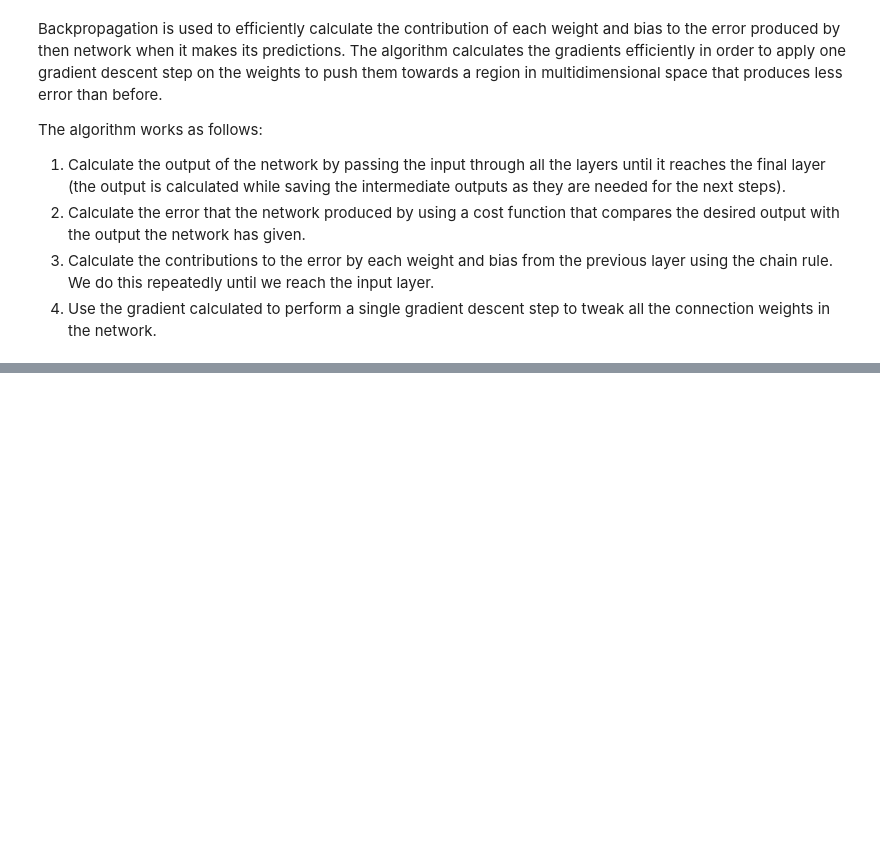
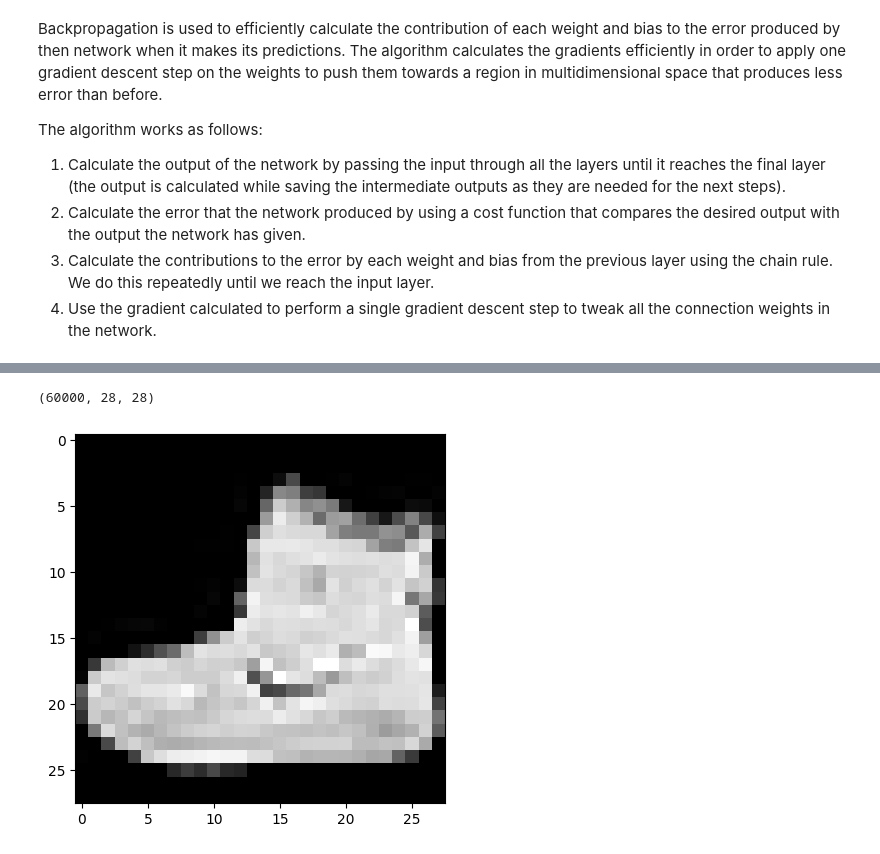
Before and after one commit to Thoalfeqar-gata/Hands-on-machine-learing-, a Jupyter notebook: Introduction to Artificial Neural Networks with Keras/main.ipynb, the cells around one changed output, grey strips where cells are left out. Saved outputs shown, nothing was run; the diff lists cells and outputs as text; code cells hidden in the pictures; blank space fills up the shorter version.

Commit message:
finished a classification example with keras

```diff
--- a/Introduction to Artificial Neural Networks with Keras/main.ipynb
+++ b/Introduction to Artificial Neural Networks with Keras/main.ipynb
@@ -67,0 +88,21 @@ The algorithm works as follows:
+# %%
+fashion_mnist = keras.datasets.fashion_mnist
+# %%
+(X_train_full, y_train_full), (X_test, y_test) = fashion_mnist.load_data()
+# %%
+X_train_full.shape
+# %% [output]
+(60000, 28, 28)
+# %%
+# scale the features to be between 0 and 1
+# and create a validation set
+
+X_valid, X_train = X_train_full[:5000]/255.0, X_train_full[5000:]/255.0
+y_valid, y_train = y_train_full[:5000], y_train_full[5000:]
+X_test = X_test/255.0
+# %%
+from matplotlib import pyplot as plt
+plt.imshow(X_valid[0], cmap = plt.cm.gray)
+plt.show()
+# %% [output]
+[figure, added]
```
Also changed, not shown: parts of 20 cells of this notebook.
